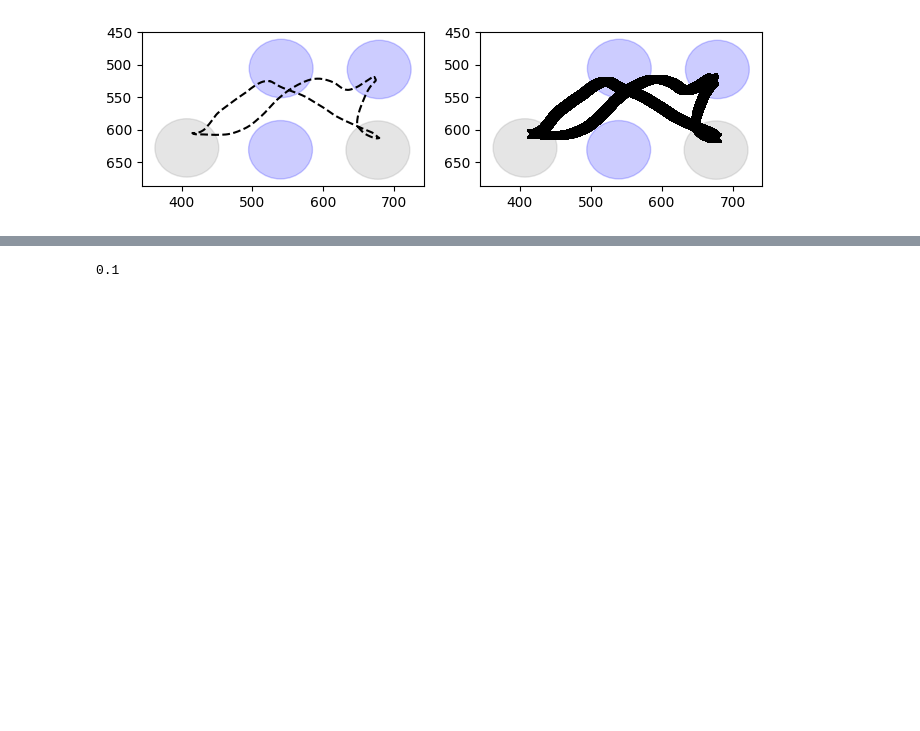
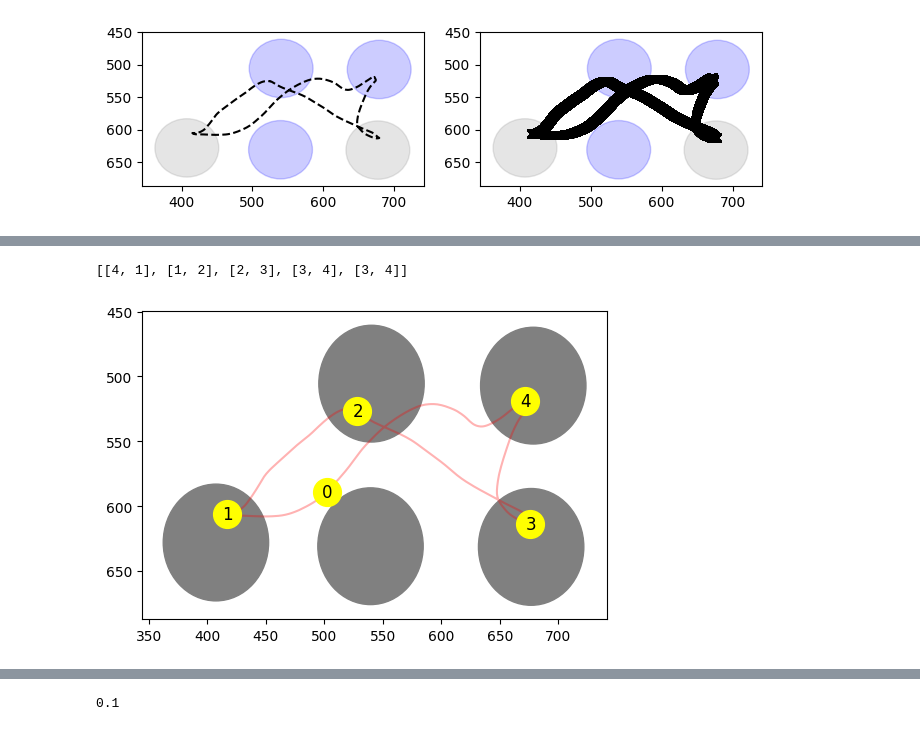
Before and after one commit to EmmettJT/sequences_analyse_PPSeq, a Jupyter notebook: revision_analysis/prioritisation_analysis/Untitled-1.ipynb, the cells around one changed output, grey strips where cells are left out. Cells and saved outputs as stored; diff of their text form; code cells hidden in the pictures; blank space fills up the shorter version.

```diff
--- a/revision_analysis/prioritisation_analysis/Untitled-1.ipynb
+++ b/revision_analysis/prioritisation_analysis/Untitled-1.ipynb
@@ -1019,0 +1526,29 @@ motif_start_ends_df = find_motif_points(continuous_regions_df,standard_av_curve,
+# %%
+# define 'port' positions on the average curve, ie. the closest point on the trajectory to each port...when the mouse would have poked its nose
+visited_ports_locations,visited_ports_prcnt = associate_ports_with_curve(standard_av_curve,port_centroids)
+
+## plot this for good measure
+fig, ax = plt.subplots(1, 1,figsize=(6, 4))
+for index,port_centroid in enumerate(port_centroids):
+    circle1 = plt.Circle(port_centroid, 45, color='grey', alpha = 1)
+    ax.add_patch(circle1)
+x = [point[0] for point in standard_av_curve]
+y = [point[1] for point in standard_av_curve]
+ax.plot(x,y,'-', color = 'red', alpha = 0.3)
+for i, point in enumerate(visited_ports_locations):
+    ax.plot(point[0], point[1], 'o',c = 'yellow', markersize=20)
+    ax.text(point[0]-4, point[1]+4, str(i), fontsize=12)
+ax.invert_yaxis()
+
+# find reasonable port to port approximations for the motifs
+segments= []
+for i,row in continuous_regions_df.iterrows():
+    segments.append((row.start,row.end))
+
+start_end_port = find_closest_ports(visited_ports_prcnt, segments)
+print(start_end_port)
+
+# find these port-port trajectories and extend them, then trim them down to motif trajectories by using the start and end points of each motif
+# %% [output]
+[[4, 1], [1, 2], [2, 3], [3, 4], [3, 4]]
+[figure, added]
```
Also changed, not shown: parts of 32 cells of this notebook.
